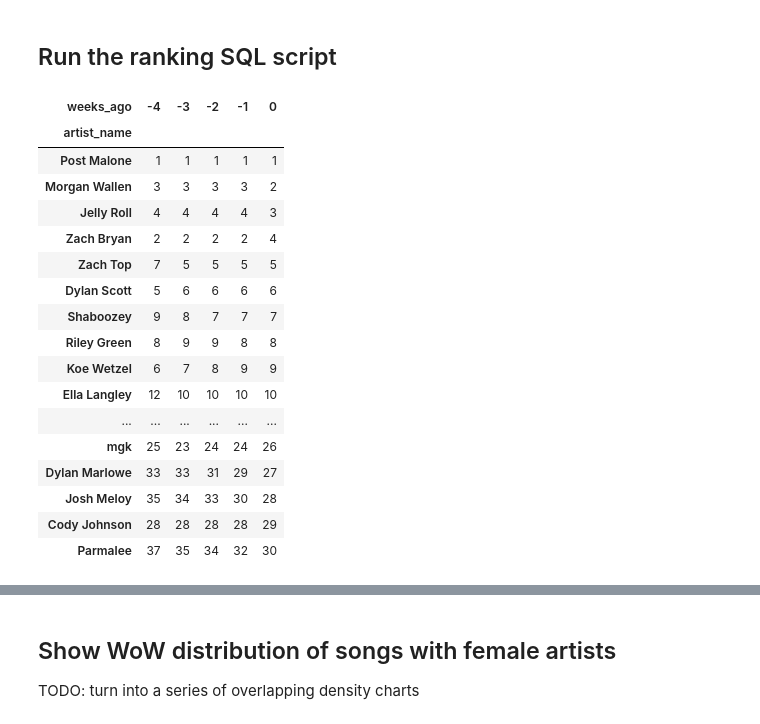
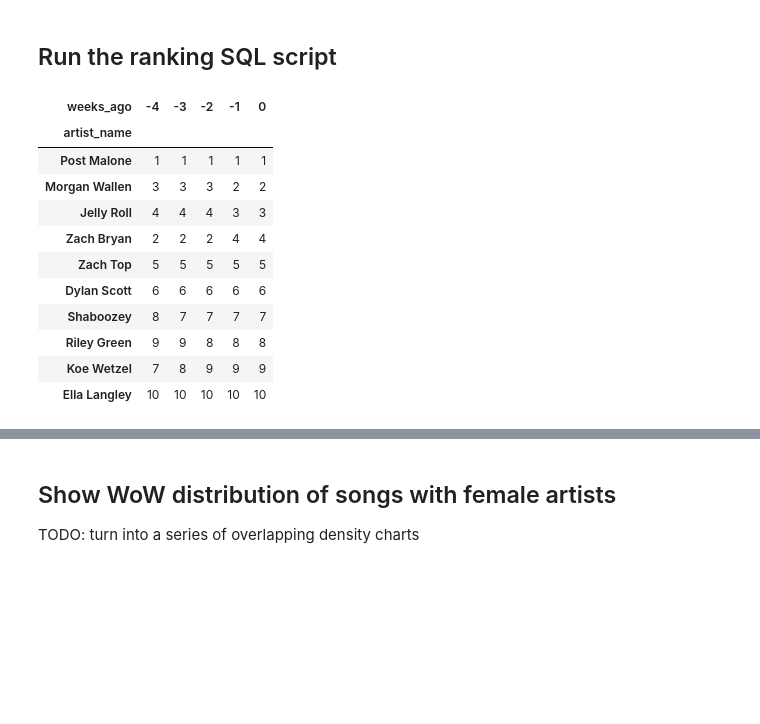
Before and after one commit to jwmanahan/billboard, a Jupyter notebook: add_new_week.ipynb, the cells around one changed output, grey strips where cells are left out. Saved outputs shown, nothing was run; the diff lists cells and outputs as text; code cells hidden in the pictures; blank space fills up the shorter version.

```diff
--- a/add_new_week.ipynb
+++ b/add_new_week.ipynb
@@ -401,8 +381,9 @@ In a command terminal
 ## Run the ranking SQL script
 # %%
 # Set parameters for the ranking
-weeks_lookback = 13 # Arbitrary lookback
+weeks_lookback = 35 # Arbitrary lookback
 n_weeks_for_recent = 20 # Arbitrary definition of recency, aligned with when bottom half of the chart
+    # Compare to: 1, 13, 20, 26, 52
 floor_avg_weeks = 1.5
 value_metric = 'recent_weeks_main_artist'
 # %%
@@ -439,34 +420,28 @@ with duckdb.connect('raw_db.duckdb') as conn:
 # %%
 #! TOFIX all time metrics need to exclude future weeks
 # TODO make this show NA() for lookback windows with zero artist song credits
-# TODO: this, but for all artists on this week's chart
+# TODO: this, but just for all artists on this week's chart
 
 df_artist_ranking_over_time = df_artist_ranking.pivot(
     index = 'artist_name'
     , columns = 'weeks_ago'
     , values = 'artist_rank'
 ).sort_values(0)
 
-df_artist_ranking_over_time.loc[:, -4:][: 30]
+df_artist_ranking_over_time.loc[:, -4:][: 10]
 # %% [output]
 | weeks_ago | -4 | -3 | -2 | -1 | 0 |
 | artist_name |  |  |  |  |  |
 | Post Malone | 1 | 1 | 1 | 1 | 1 |
-| Morgan Wallen | 3 | 3 | 3 | 3 | 2 |
-| Jelly Roll | 4 | 4 | 4 | 4 | 3 |
-| Zach Bryan | 2 | 2 | 2 | 2 | 4 |
-| Zach Top | 7 | 5 | 5 | 5 | 5 |
-| Dylan Scott | 5 | 6 | 6 | 6 | 6 |
-| Shaboozey | 9 | 8 | 7 | 7 | 7 |
-| Riley Green | 8 | 9 | 9 | 8 | 8 |
-| Koe Wetzel | 6 | 7 | 8 | 9 | 9 |
-| Ella Langley | 12 | 10 | 10 | 10 | 10 |
-| ... | ... | ... | ... | ... | ... |
-| mgk | 25 | 23 | 24 | 24 | 26 |
-| Dylan Marlowe | 33 | 33 | 31 | 29 | 27 |
-| Josh Meloy | 35 | 34 | 33 | 30 | 28 |
-| Cody Johnson | 28 | 28 | 28 | 28 | 29 |
-| Parmalee | 37 | 35 | 34 | 32 | 30 |
+| Morgan Wallen | 3 | 3 | 3 | 2 | 2 |
+| Jelly Roll | 4 | 4 | 4 | 3 | 3 |
+| Zach Bryan | 2 | 2 | 2 | 4 | 4 |
+| Zach Top | 5 | 5 | 5 | 5 | 5 |
+| Dylan Scott | 6 | 6 | 6 | 6 | 6 |
+| Shaboozey | 8 | 7 | 7 | 7 | 7 |
+| Riley Green | 9 | 9 | 8 | 8 | 8 |
+| Koe Wetzel | 7 | 8 | 9 | 9 | 9 |
+| Ella Langley | 10 | 10 | 10 | 10 | 10 |
 # %%
 # Above, but for every artist on this week's chart
 ## TODO
```
Also changed, not shown: parts of 27 cells of this notebook, 4 other files.
